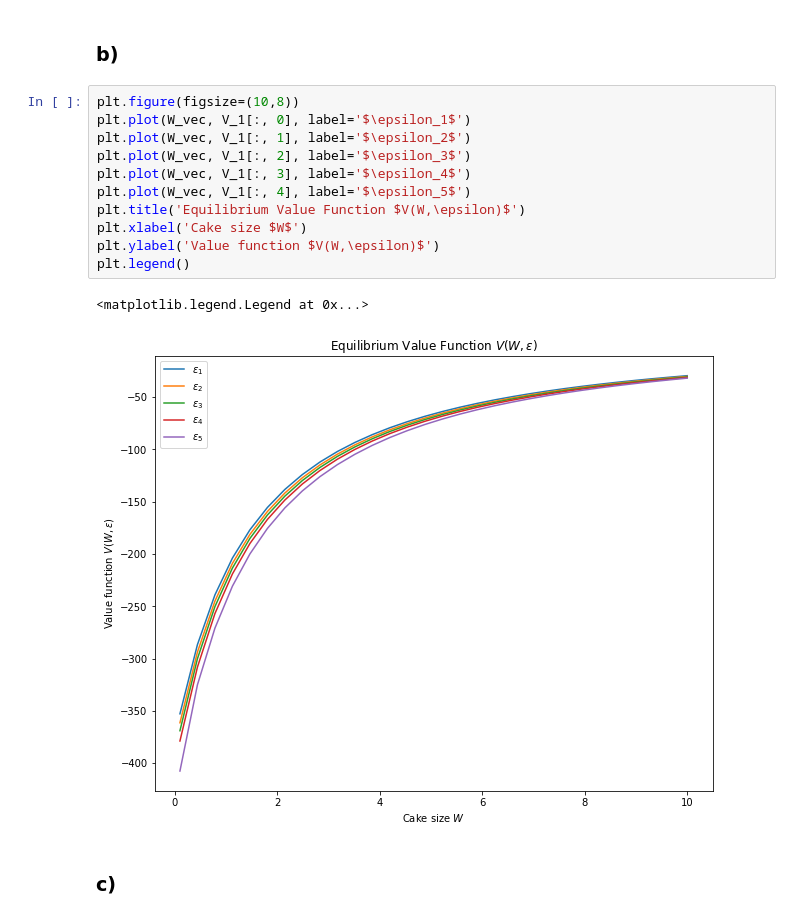
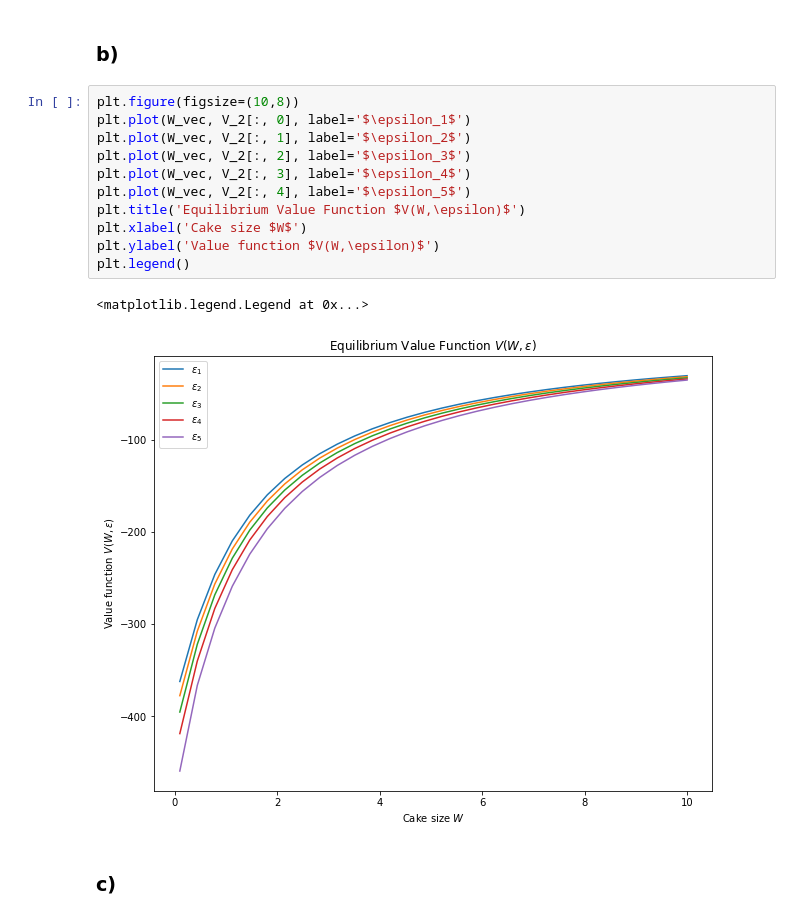
Before and after one commit to luyingjiang/persp-research-econ_Spr20, a Jupyter notebook: ProblemSets/PS3/PS3_Luying_Jiang.ipynb, the cells around one changed output. Cells and saved outputs as stored; diff of their text form.

```diff
--- a/ProblemSets/PS3/PS3_Luying_Jiang.ipynb
+++ b/ProblemSets/PS3/PS3_Luying_Jiang.ipynb
@@ -192,18 +192,18 @@ VF_iter= 149 , VF_dist= 9.93217479503226e-09
 ### b)
 # %%
 plt.figure(figsize=(10,8))
-plt.plot(W_vec, V_1[:, 0], label='$\epsilon_1$')
-plt.plot(W_vec, V_1[:, 1], label='$\epsilon_2$')
-plt.plot(W_vec, V_1[:, 2], label='$\epsilon_3$')
-plt.plot(W_vec, V_1[:, 3], label='$\epsilon_4$')
-plt.plot(W_vec, V_1[:, 4], label='$\epsilon_5$')
+plt.plot(W_vec, V_2[:, 0], label='$\epsilon_1$')
+plt.plot(W_vec, V_2[:, 1], label='$\epsilon_2$')
+plt.plot(W_vec, V_2[:, 2], label='$\epsilon_3$')
+plt.plot(W_vec, V_2[:, 3], label='$\epsilon_4$')
+plt.plot(W_vec, V_2[:, 4], label='$\epsilon_5$')
 plt.title('Equilibrium Value Function $V(W,\epsilon)$')
 plt.xlabel('Cake size $W$')
 plt.ylabel('Value function $V(W,\epsilon)$')
 plt.legend()
 # %% [output]
 <matplotlib.legend.Legend at 0x...>
-[figure, old version]
+[figure, new version]
 # %% [markdown]
 ### c)
 # %%
```
Also changed, not shown: parts of 2 cells of this notebook.
